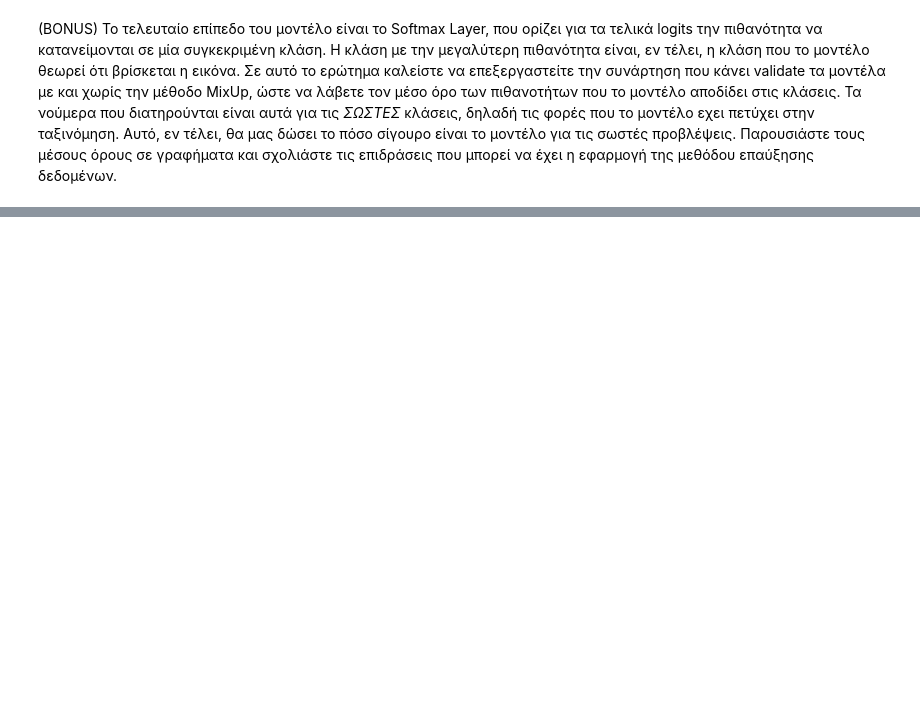
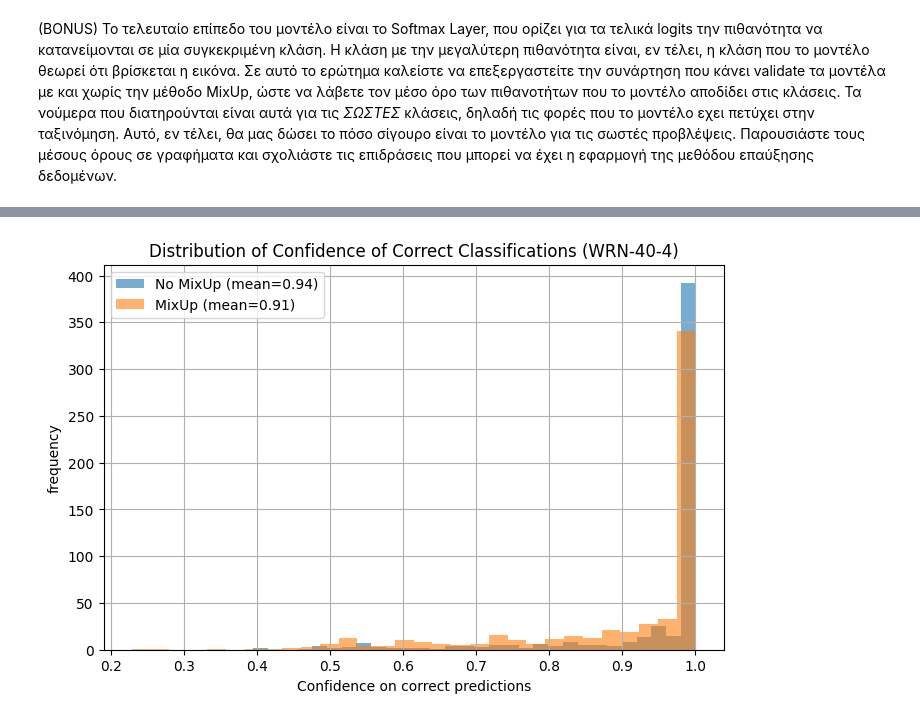
Before and after one commit to geokoko/ece_ntua_NNs, a Jupyter notebook: Lab_DL_ex1/ex1_template.ipynb, the cells around one changed output, grey strips where cells are left out. Saved outputs shown, nothing was run; the diff lists cells and outputs as text; code cells hidden in the pictures; blank space fills up the shorter version.

```diff
--- a/Lab_DL_ex1/ex1_template.ipynb
+++ b/Lab_DL_ex1/ex1_template.ipynb
@@ -596,7 +989,7 @@ def bceloss(x, y):
 
 # Κάντε train το καλύτερο μοντέλο που βρήκατε (και αποθηκεύσατε) στα βήματα 1 και 2 χωρίς το mixup
 
-num_epochs = 5 # number of total epochs to run
+num_epochs = 15 # number of total epochs to run
 
 num_iters = 157 * num_epochs  # number of total iterations
 
@@ -604,17 +997,17 @@ batch_size = 32
 
 print_freq = 157 # evaluation frequency (and log) (every epoch)
 
-layers =   # total number of layers of wrn (wide residual network)
-num_classes =   # Number of classes of th CIFAR dataset
-widen_factor =  #
-droprate =  #  Dropout probability for regularization
+layers =  40 # total number of layers of wrn (wide residual network)
+num_classes = 10  # Number of classes of th CIFAR dataset
+widen_factor = 4 # k
+droprate = 0.0 #  Dropout probability for regularization
 lr = 0.1  # learning rate
 weight_decay = 0.0005
 
 model = WideResNet(layers, num_classes, widen_factor, droprate)
 device = 'cuda'
 
-model.load_state_dict(torch.load("/content/drive/My Drive/{PATH_TO_WORK_FOLDER}/models/model_40_10_no_drop.pth"))
+model.load_state_dict(torch.load(os.path.join('Cifar', 'run1', f'wrn{layers}_{widen_factor}.pth')))
 
 model = model.to(device)
 
@@ -634,12 +1027,12 @@ transform = transforms.Compose(
     [transforms.ToTensor(),
      transforms.Normalize((0.5, 0.5, 0.5), (0.5, 0.5, 0.5))])
 
-train_dataset = CIFAR_Dataset('/content/drive/My Drive/{PATH_TO_WORK_FOLDER}/data/cifar/cifar-10-batches-py/', 1, transform, False)
+# no mixup
+train_dataset = CIFAR_Dataset(os.path.join('data','cifar','cifar-10-batches-py'), 1, transform, False)
 train_loader = DataLoader(train_dataset, batch_size=batch_size, shuffle=True)
 
-val_dataset = CIFAR_Dataset('/content/drive/My Drive/{PATH_TO_WORK_FOLDER}/data/cifar/cifar-10-batches-py/', 0, transform, False)
+val_dataset = CIFAR_Dataset(os.path.join('data','cifar','cifar-10-batches-py'), 0, transform, False)
 val_loader = DataLoader(val_dataset, batch_size=batch_size, shuffle=False)
-
 
 # Train loop
 train_loader_iter = iter(train_loader)
@@ -684,5 +1077,5 @@ for t in range(0, num_iters):
         epoch += 1
 
 #Φορτώνουμε το καλύτερο μοντέλο και παρουσιάζουμε την τελική απόδοση
-model.load_state_dict(torch.load("/content/drive/My Drive/{PATH_TO_WORK_FOLDER}/runs/cifar-c-10_nomixup/best/checkpoint.pth.tar"))
+model.load_state_dict(torch.load(os.path.join("cifar-c-10_nomixup", "run2", "best", "checkpoint.pth.tar")))
 print('Accuracy of best model is {}%'.format(test_c_cifar(model)*100))
@@ -695,0 +1220,59 @@ print('Accuracy of best model is {}%'.format(test_c_cifar(model)*100))
+# %%
+#### GRADED CELL #### (Bonus)
+
+# Plot the confidence scores for CIFAR-C with WRN model
+# trained with and without mixup and comment
+
+# no mixup model
+model_nomixup = WideResNet(40, 10, 4, 0.0)
+model_nomixup.load_state_dict(torch.load("cifar-c-10_nomixup/run2/best/checkpoint.pth.tar"))
+model_nomixup.cuda()
+model_nomixup.eval()
+
+# mixup model
+model_mixup = WideResNet(40, 10, 4, 0.0)
+model_mixup.load_state_dict(torch.load("cifar-c-10_mixup/run2/best/checkpoint.pth.tar"))
+model_mixup.cuda()
+model_mixup.eval()
+
+def test_Cifar_confidence(val_loader, model):
+    model.eval()
+    correct_probs = []
+
+    with torch.no_grad():
+        for x, y in val_loader:
+            x = x.cuda()
+            y = y.cuda()
+
+            output = model(x)
+            probs = torch.softmax(output, dim=1)
+            preds = torch.argmax(probs, dim=1)
+
+            if y.ndim == 2 and y.size(1) > 1:
+                y = torch.argmax(y, dim=1)
+            correct = preds == y
+            correct_indices = correct.nonzero(as_tuple=False).squeeze()
+
+            for idx in correct_indices:
+                correct_class = y[idx]
+                confidence = probs[idx][correct_class].item()
+                correct_probs.append(confidence)
+
+    return np.mean(correct_probs), correct_probs
+
+mean_nomixup, confs_nomixup = test_Cifar_confidence(val_loader, model_nomixup)
+mean_mixup, confs_mixup = test_Cifar_confidence(val_loader, model_mixup)
+
+print(f"Without mixup: mean = {mean_nomixup:.4f}")
+print(f"With mixup: mean = {mean_mixup:.4f}")
+
+plt.figure(figsize=(8, 5))
+plt.hist(confs_nomixup, bins=30, alpha=0.6, label=f"No MixUp (mean={mean_nomixup:.2f})")
+plt.hist(confs_mixup, bins=30, alpha=0.6, label=f"MixUp (mean={mean_mixup:.2f})")
+plt.xlabel("Confidence on correct predictions")
+plt.ylabel("frequency")
+plt.title("Distribution of Confidence of Correct Classifications (WRN-40-4)")
+plt.legend()
+plt.grid(True)
+plt.show()
+# %% [output]
@@ -695,0 +1281 @@ print('Accuracy of best model is {}%'.format(test_c_cifar(model)*100))
+[figure, added]
```
Also changed, not shown: parts of 42 cells of this notebook.
